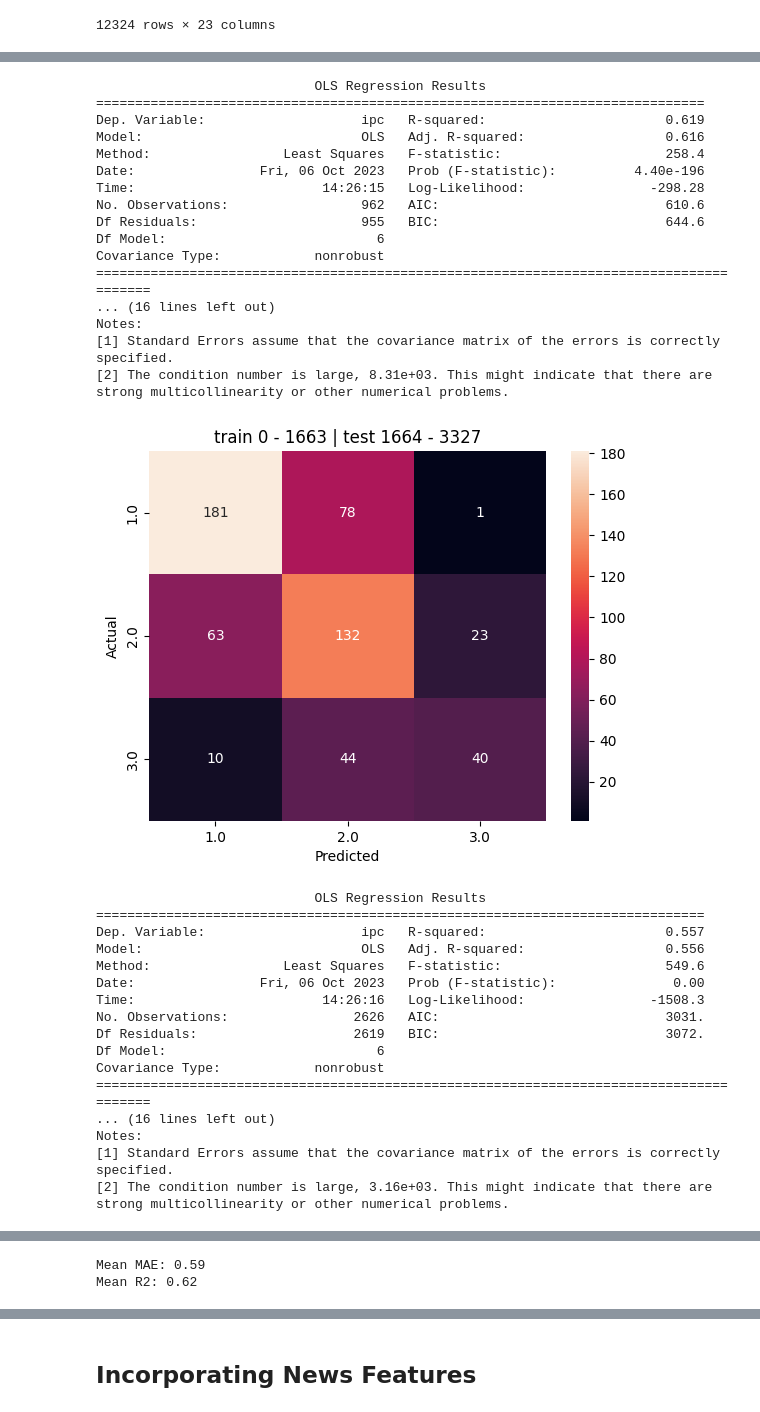
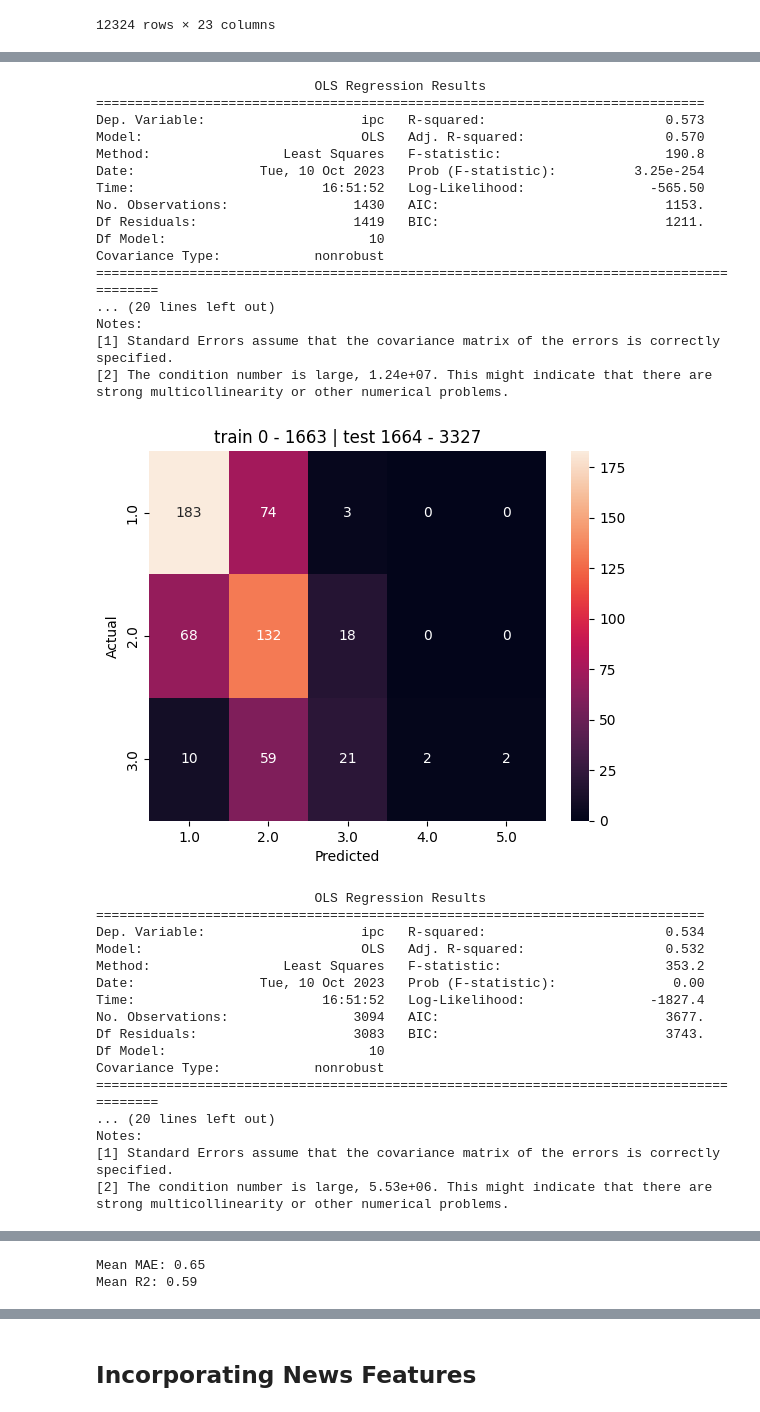
Before and after one commit to EKarasevnl/DC3-Group-13, a Jupyter notebook: predictions.ipynb, the cells around one changed output, grey strips where cells are left out. Cells and saved outputs as stored; diff of their text form; code cells hidden in the pictures.

```diff
--- a/predictions.ipynb
+++ b/predictions.ipynb
@@ -187,11 +187,11 @@ df
 # %%
 # Create several lagged columns to use as explanatory variables for the model
 
-df = create_lag_df(df, ['count_violence', 'ndvi_anom'], 3, rolling=6) # 3-month-lagged rolling mean window of size 6
+df = create_lag_df(df, ['count_violence', 'ndvi_anom', 'ruggedness_mean', 'pop', 'cropland_pct', 'sum_fatalities', 'et_anom', 'rain_anom'], 3, rolling=6) # 3-month-lagged rolling mean window of size 6
 df = create_lag_df(df, ['food_price_idx'], 3, difference=True, rolling=6) # difference of the 3-month-lagged rolling mean window of size 6
 df = create_lag_df(df, ['ipc'], 1, dropna=True) # 1-month-lag
-df = create_lag_df(df, ['ipc'], 2, dropna=True) # 2-month-lag
-df = create_lag_df(df, ['ipc'], 3, dropna=True) # 3-month-lag
+# df = create_lag_df(df, ['ipc'], 2, dropna=True) # 2-month-lag
+# df = create_lag_df(df, ['ipc'], 3, dropna=True) # 3-month-lag
 
-df.columns # View the newly created columns
+df.columns, len(df.columns) # View the newly created columns
 # %% [output]
@@ -226,7 +229,7 @@ memory usage: 2.8+ MB
 df.sort_index(level=0, inplace=True) # Sort DataFrame by date
 df = df.iloc[df['ipc'].notnull().argmax():].copy() # Drop rows until first notna value in ipc column
 # %%
-X = df.iloc[:, -6:] # Define explanatory variables
+X = df.iloc[:, -10:] # Define explanatory variables
 X = sm.add_constant(X) # Add constant column of 1s for intercept
 y = df[["ipc"]] # Define target data
 
@@ -243,59 +246,59 @@ for train_index, val_index in cv.split(X): # Loop over the different training-te
     y_train, y_val = y.iloc[train_index], y.iloc[val_index]
 
     #Interpolate training data to generate more training points
     X_train = X_train.groupby('district', as_index=False).apply(lambda group: group.interpolate())
     X_train.reset_index(level=0, drop=True, inplace=True)
     y_train = y_train.groupby('district', as_index=False).apply(lambda group: group.interpolate())
     y_train.reset_index(level=0, drop=True, inplace=True)
 
     model = OLS(y_train, X_train, missing="drop") # Initialize OLS model on training data
     results = model.fit() # Get model results on training data
     print(results.summary()) # Print model summary
 
     y_pred = results.predict(X_test) # Run model on test data
 
     # Append results to respective lists
     mae_values.append((y_pred - y_val['ipc']).abs().mean())
     r2_values.append(results.rsquared)
 
     plt.title('train %s - %s | test %s - %s' % (train_index[0], train_index[-1], val_index[0], val_index[-1]))
     plot_ConfusionMatrix(prediction = y_pred, true = y_val['ipc']) # Plot confusion matrix
 
 print(f"Mean MAE: {np.mean(mae_values):.2f}") # Print MAE
 print(f"Mean R2: {np.mean(r2_values):.2f}") # Print R2
 # %% [output]
                             OLS Regression Results
 ==============================================================================
-Dep. Variable:                    ipc   R-squared:                       0.619
-Model:                            OLS   Adj. R-squared:                  0.616
-Method:                 Least Squares   F-statistic:                     258.4
-Date:                Fri, 06 Oct 2023   Prob (F-statistic):          4.40e-196
-Time:                        14:26:15   Log-Likelihood:                -298.28
-No. Observations:                 962   AIC:                             610.6
-Df Residuals:                     955   BIC:                             644.6
-Df Model:                           6
+Dep. Variable:                    ipc   R-squared:                       0.573
+Model:                            OLS   Adj. R-squared:                  0.570
+Method:                 Least Squares   F-statistic:                     190.8
+Date:                Tue, 10 Oct 2023   Prob (F-statistic):          3.25e-254
+Time:                        16:51:52   Log-Likelihood:                -565.50
+No. Observations:                1430   AIC:                             1153.
+Df Residuals:                    1419   BIC:                             1211.
+Df Model:                          10
 Covariance Type:            nonrobust
-========================================================================================
-... (16 lines left out)
+=========================================================================================
+... (20 lines left out)
 Notes:
 [1] Standard Errors assume that the covariance matrix of the errors is correctly specified.
-[2] The condition number is large, 8.31e+03. This might indicate that there are
+[2] The condition number is large, 1.24e+07. This might indicate that there are
 strong multicollinearity or other numerical problems.
-[figure, old version]
+[figure, new version]
                             OLS Regression Results
 ==============================================================================
-Dep. Variable:                    ipc   R-squared:                       0.557
-Model:                            OLS   Adj. R-squared:                  0.556
-Method:                 Least Squares   F-statistic:                     549.6
-Date:                Fri, 06 Oct 2023   Prob (F-statistic):               0.00
-Time:                        14:26:16   Log-Likelihood:                -1508.3
-No. Observations:                2626   AIC:                             3031.
-Df Residuals:                    2619   BIC:                             3072.
-Df Model:                           6
+Dep. Variable:                    ipc   R-squared:                       0.534
+Model:                            OLS   Adj. R-squared:                  0.532
+Method:                 Least Squares   F-statistic:                     353.2
+Date:                Tue, 10 Oct 2023   Prob (F-statistic):               0.00
+Time:                        16:51:52   Log-Likelihood:                -1827.4
+No. Observations:                3094   AIC:                             3677.
+Df Residuals:                    3083   BIC:                             3743.
+Df Model:                          10
 Covariance Type:            nonrobust
-========================================================================================
-... (16 lines left out)
+=========================================================================================
+... (20 lines left out)
 Notes:
 [1] Standard Errors assume that the covariance matrix of the errors is correctly specified.
-[2] The condition number is large, 3.16e+03. This might indicate that there are
+[2] The condition number is large, 5.53e+06. This might indicate that there are
 strong multicollinearity or other numerical problems.
@@ -357,5 +360,5 @@ strong multicollinearity or other numerical problems.
-Mean MAE: 0.59
-Mean R2: 0.62
+Mean MAE: 0.65
+Mean R2: 0.59
 <Figure size 640x480 with 0 Axes>
 # %% [markdown]
 ## Incorporating News Features
```
Also changed, not shown: parts of 16 cells of this notebook, 4 other files.
